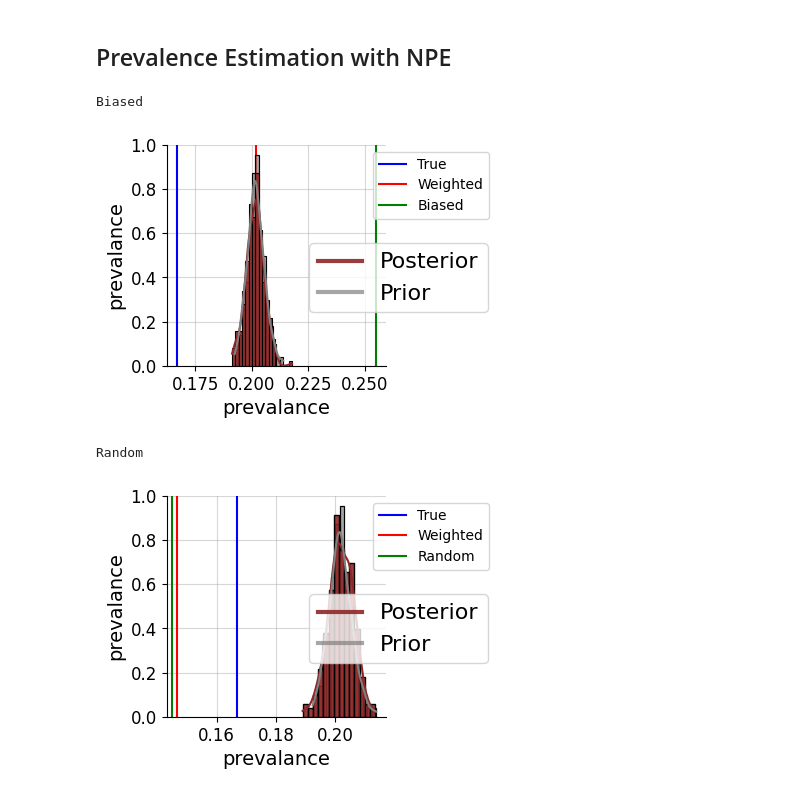
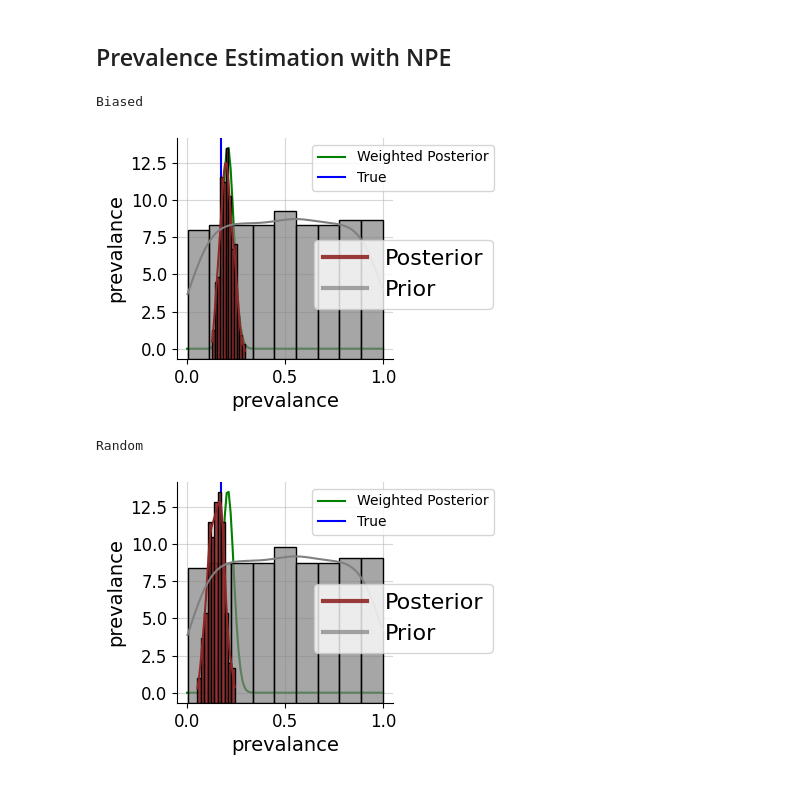
Before and after one commit to arrjon/AmortizedSelectionBias, a Jupyter notebook: Prevalance.ipynb, the cells around one changed output. Cells and saved outputs as stored; diff of their text form; code cells hidden in the pictures.

Commit message:
prevalance

```diff
--- a/Prevalance.ipynb
+++ b/Prevalance.ipynb
@@ -170,3 +243,28 @@ plt.show()
+# %%
+# sample from analytical posterior
+analytical_posterior = posterior_stats(df=true_biased_sample, weighted=True)
+prior_draws = np.random.beta(1, 1, size=1000)  # uniform prior
+posterior_samples = analytical_posterior.rvs(1000)
+true_prevalence = calculate_prevalence(true_population)
+
+param_names = ['prevalance']
+fig = bf.diagnostics.plot_posterior_2d(
+    posterior_draws=posterior_samples[:, np.newaxis],
+    prior_draws=prior_draws,
+    param_names=param_names
+)
+# add the true parameters
+ax = fig.get_axes()
+j = 0
+for i, a in enumerate(ax):
+    # plot only on the diagonal
+    if i == i // len(param_names) * (len(param_names)+1):
+        a.axvline(calculate_prevalence(true_population), color='b', label='True')
+        a.axvline(calculate_weighted_prevalence(true_biased_sample, true_population), color='y', label='Weighted')
+        a.axvline(calculate_prevalence(true_biased_sample), color='r', label='Biased')
+        a.legend(loc='upper right', bbox_to_anchor=(1.5, 1))
+        j += 1
+plt.show()
 # %% [markdown]
 ## Prevalence Estimation with NPE
 # %%
@@ -231,7 +365,7 @@ summary_net = DeepSet(summary_dim=2)
 inference_net = InvertibleNetwork(
     num_params=len(param_names),
     num_coupling_layers=3,
-    #permutation="learnable"
+    permutation="learnable"
 )
 amortizer = AmortizedPosterior(
     inference_net=inference_net,
@@ -281,7 +412,7 @@ prior_draws = valid_data['prior_draws']
 # %%
 history = trainer.train_offline(
     simulations_dict=offline_data,
-    epochs=10,
+    epochs=30,
     batch_size=128,
     early_stopping=True,
     validation_sims=valid_data
@@ -324,39 +437,35 @@ random_prevalence = calculate_prevalence(true_random_sample)
 # %%
 for sample, sample_name, p in zip([true_biased_sample, true_random_sample], ['Biased', 'Random'], [biased_prevalence, random_prevalence]):
     print(sample_name)
     weighted_prevalence = calculate_weighted_prevalence(sample, true_population)
 
     test_data = {'sim_data': convert_to_nn_input(sample)[np.newaxis]}
     posterior_samples = trainer.amortizer.sample(trainer.configurator(test_data), n_samples=prior_draws.shape[0])
     posterior_samples = posterior_samples * prior_std + prior_mean
 
     fig = bf.diagnostics.plot_posterior_2d(
-        posterior_draws=np.exp(posterior_samples),
-        prior_draws=np.exp(prior_draws),
+        posterior_draws=posterior_samples,
+        prior_draws=prior_draws,
         param_names=[param_names[0]]
     )
     # add the true parameters
     ax = fig.get_axes()
     j = 0
     for i, a in enumerate(ax):
         # plot only on the diagonal
         if i == i // len(param_names) * (len(param_names)+1):
+            x = np.linspace(0, 1, 100)
+            y = analytical_posterior.pdf(x)
+            a.plot(x, y, color='green', label='Weighted Posterior')
             a.axvline(true_prevalence, color='b', label='True')
-            a.axvline(weighted_prevalence, color='r', label='Weighted')
-            a.axvline(p, color='g', label=sample_name)
-            #a.axvline(random_prevalence, color='y', label='Random')
-            #print(logistic_params)
-            #a.axvline(np.exp(true_params[param_names[j]]), color='b', label='True')
-            #a.axvline(logistic_params[2], color='r', label='Logistic Weighted')
-            #a.axvline(logistic_params[1], color='g', label='Logistic')
             a.legend(loc='upper right', bbox_to_anchor=(1.5, 1))
             j += 1
     plt.show()
 # %% [output]
 Biased
-[figure, old version]
+[figure, new version]
 Random
-[figure, old version]
+[figure, new version]
 # %%
 combined_names = ['True Prevalance', 'Weighted Prevalance', 'Biased Prevalance']
 for overrepresented, sample_name in zip([True, False], ['biased', 'random']):
```
Also changed, not shown: parts of 19 cells of this notebook.
